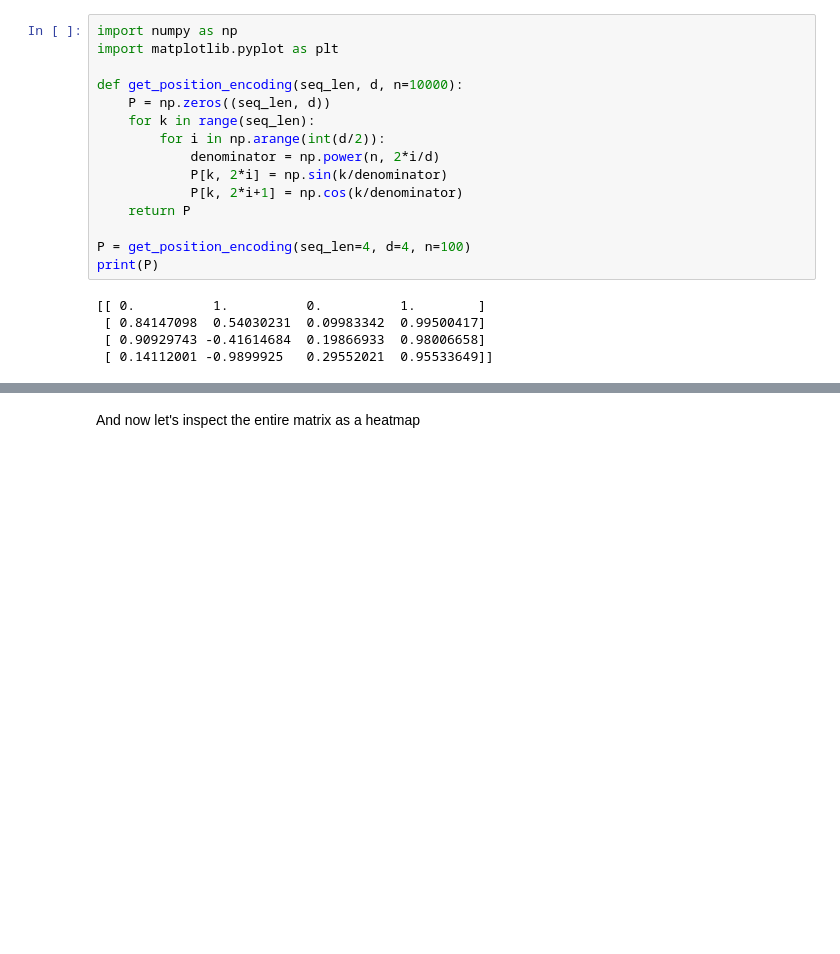
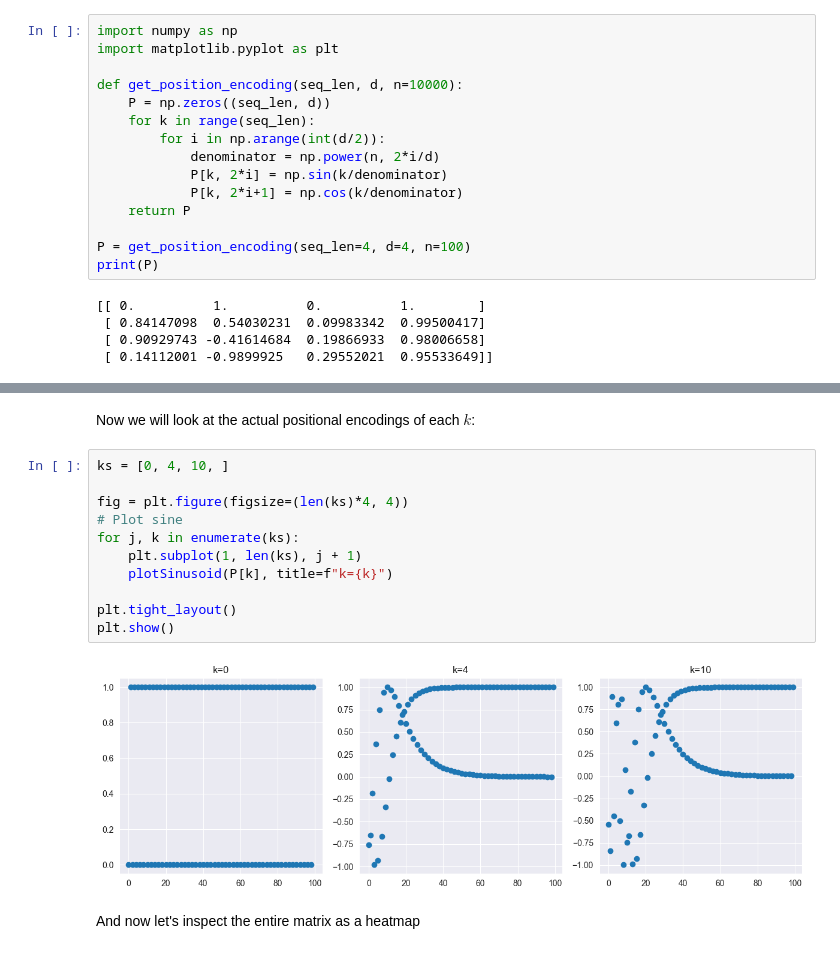
Before and after one commit to Twinbo/Signals-and-Data-Autumn-2025-student, a Jupyter notebook: week_12/ex_week_12_solution.ipynb, the cells around one changed output, grey strips where cells are left out. Cells and saved outputs as stored; diff of their text form; blank space fills up the shorter version.

```diff
--- a/week_12/ex_week_12_solution.ipynb
+++ b/week_12/ex_week_12_solution.ipynb
@@ -65,3 +77,18 @@ plt.show()
+# %% [markdown]
+Now we will look at the actual positional encodings of each $k$:
+# %%
+ks = [0, 4, 10, ]
+
+fig = plt.figure(figsize=(len(ks)*4, 4))
+# Plot sine
+for j, k in enumerate(ks):
+    plt.subplot(1, len(ks), j + 1)
+    plotSinusoid(P[k], title=f"k={k}")
+
+plt.tight_layout()
+plt.show()
+# %% [output]
+[figure, added]
 # %% [markdown]
 And now let's inspect the entire matrix as a heatmap
 # %%
```
Also changed, not shown: parts of 9 cells of this notebook.
